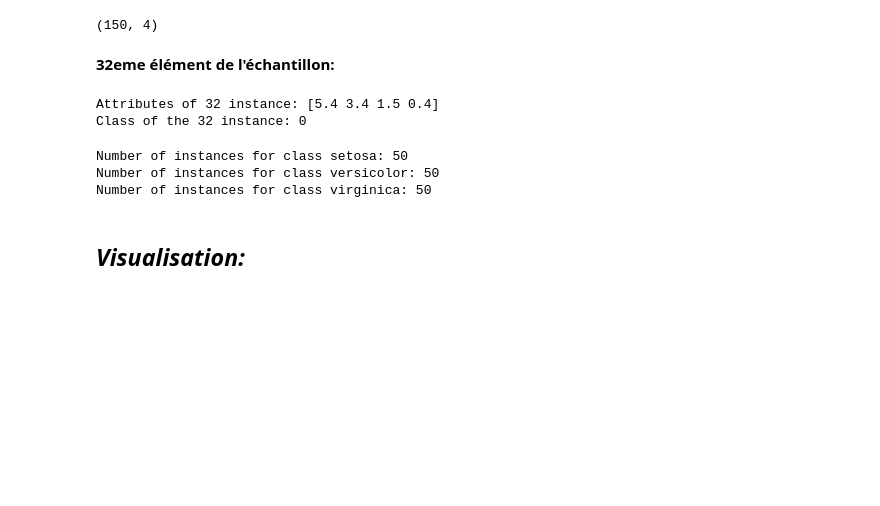
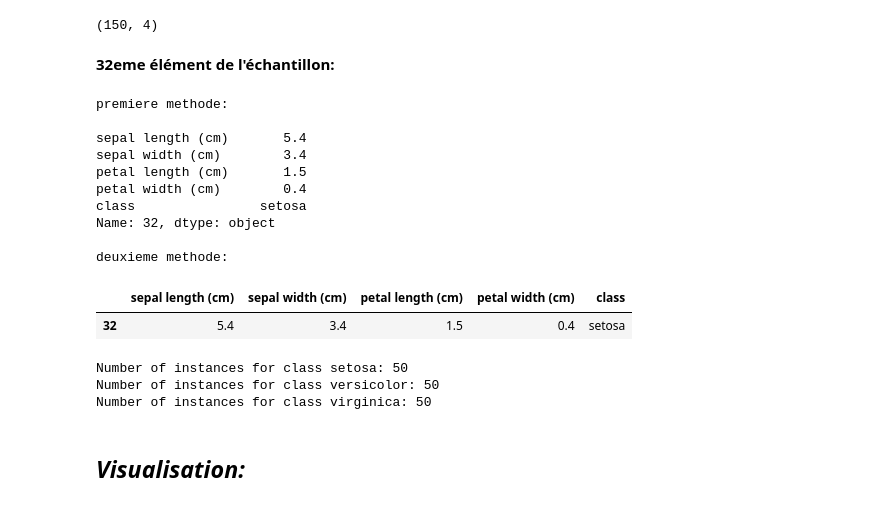
Before and after one commit to MehdiBC/Data-Mining-Scikitlearn, a Jupyter notebook: TP3/TP3_scikitlearn.ipynb, the cells around one changed output. Drawn from its saved outputs; the diff is of its cells as text; code cells hidden in the pictures; blank space fills up the shorter version.

```diff
--- a/TP3_scikitlearn.ipynb
+++ b/TP3/TP3_scikitlearn.ipynb
@@ -67,11 +100,30 @@ print (irisData.data.shape)
 # %% [markdown]
 **32eme élément de l'échantillon:**
 # %%
-print ('Attributes of 32 instance:', irisData.data[31])
-print ('Class of the 32 instance:', irisData.target[31])
+print(f'premiere methode: \n')
+print(df.loc[32], '\n')
+print(f'deuxieme methode:')
+data = list(irisData.data[31])
+data.extend([irisData.target_names[irisData.target[31]]])
+
+features = list(irisData.feature_names)
+features.extend(['class'])
+
+df = pd.DataFrame([data], index=[32], columns=features)
+display(df)
 # %% [output]
-Attributes of 32 instance: [5.4 3.4 1.5 0.4]
-Class of the 32 instance: 0
+premiere methode:
+
+sepal length (cm)       5.4
+sepal width (cm)        3.4
+petal length (cm)       1.5
+petal width (cm)        0.4
+class                setosa
+Name: 32, dtype: object
+
+deuxieme methode:
+|  | sepal length (cm) | sepal width (cm) | petal length (cm) | petal width (cm) | class |
+| 32 | 5.4 | 3.4 | 1.5 | 0.4 | setosa |
 # %%
 for target_index in range(len(irisData.target_names)):
     print (f'Number of instances for class {irisData.target_names[target_index]}:', len(irisData.target[irisData.target==target_index]))
```
Also changed, not shown: parts of 23 cells of this notebook, 3 other files.
